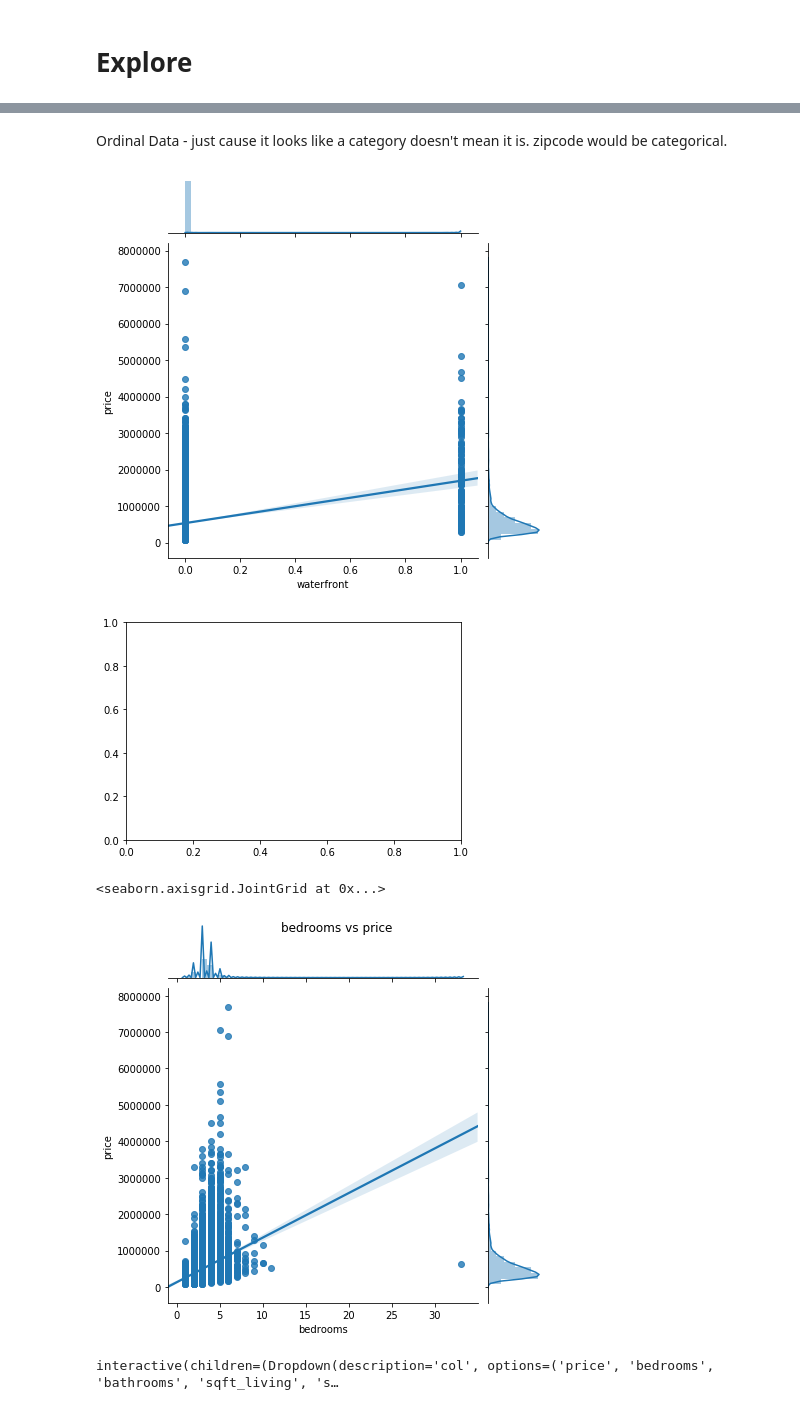
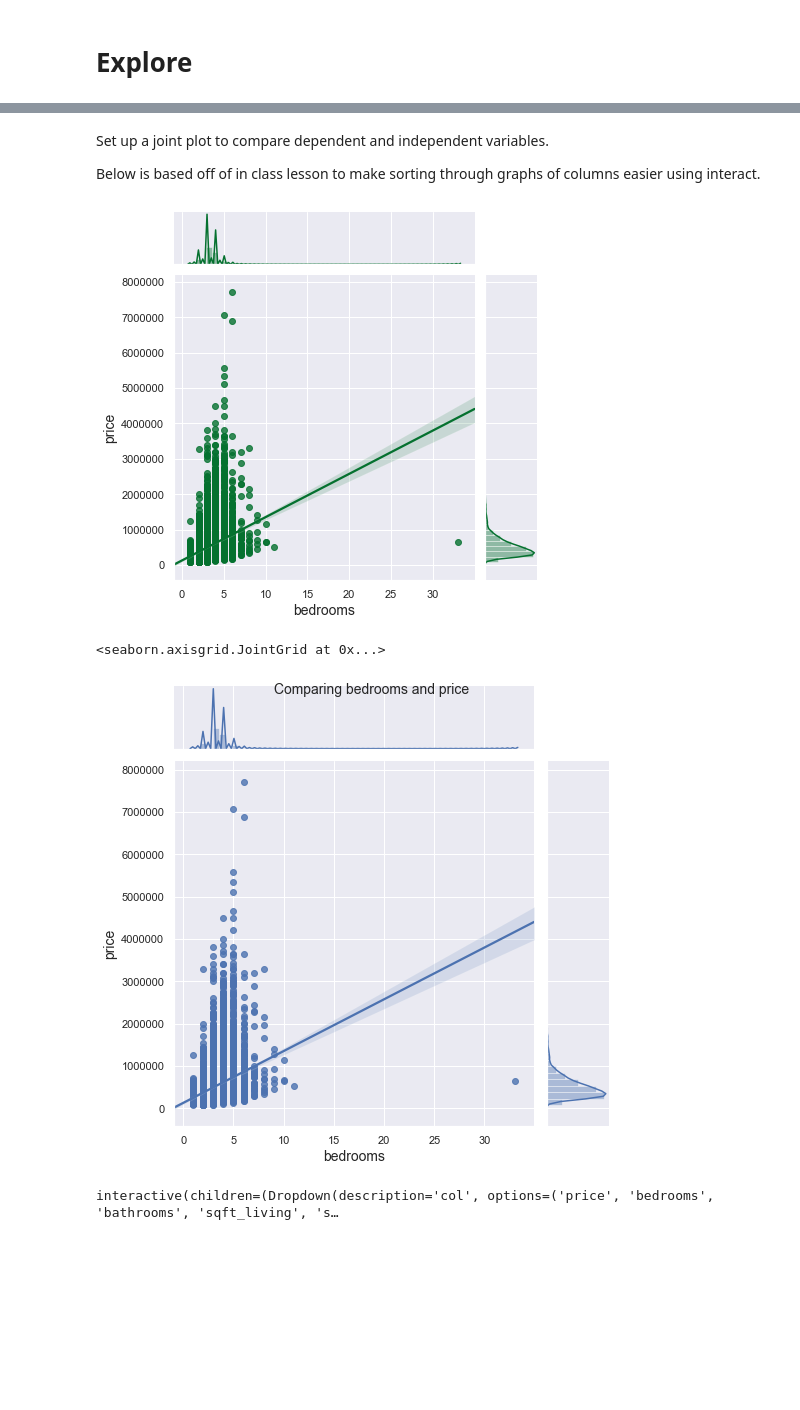
Before and after one commit to lauren-esser/King-County-Homes-Price-Factors, a Jupyter notebook: student.ipynb, the cells around one changed output, grey strips where cells are left out. Cells and saved outputs as stored; diff of their text form; code cells hidden in the pictures; blank space fills up the shorter version.

```diff
--- a/student.ipynb
+++ b/student.ipynb
@@ -200,8 +260,8 @@ df.isna().sum(axis=1).value_counts()
 3        2
 dtype: int64
 # %%
-#See # of rows with over 1 Null
-keep_rows = df.isna().sum(axis=1) < 2
+#Keep rows w/ less than 3 Null
+keep_rows = df.isna().sum(axis=1) < 3
 # %%
 df = df[keep_rows]
 # %%
@@ -358 +384,3 @@ num_cols
+# %%
+sns.set_palette("BuGn_r")
 # %%
@@ -374,26 +407,27 @@ sns.regplot(data = df, x = 'bedrooms', y=target)
-# %% [markdown]
-Ordinal Data - just cause it looks like a category doesn't mean it is.
-zipcode would be categorical.
+# %% [markdown]
+Set up a joint plot to compare dependent and independent variables.
+
+Below is based off of in class lesson to make sorting through graphs of columns easier using interact.
 # %%
-g = sns.jointplot(data=df, x = 'waterfront', y=target, kind = 'reg')
-fig = g.fig
+joint = sns.jointplot(data=df, x = 'bedrooms', y=target,  kind = 'reg')
+fig = joint.fig
 ax = fig.get_axes()
 # %% [output]
-[figure, old version]
+[figure, new version]
-# %%
-fig, ax = plt.subplots()
-# %% [output]
-[figure, removed]
 # %%
-def plot_col(df, col, target = 'price'):
-    g = sns.jointplot(data = df, x = col, y=target, kind='reg')
-    plt.suptitle(f"{col} vs {target}")
-    return g
+def joint_graphs(df, col, target = 'price'):
+
+    sns.set(rc={'axes.labelsize': 14})
+    sns.color_palette("BuGn_r")
+    joint = sns.jointplot(data = df, x = col, y=target,
+                          kind='reg', height = 7)
+    plt.suptitle(f" Comparing {col} and {target}", fontsize = 14)
+    return joint
 # %%
-plot_col(df, 'bedrooms')
+joint_graphs(df, 'bedrooms')
 # %% [output]
 <seaborn.axisgrid.JointGrid at 0x...>
-[figure, old version]
+[figure, new version]
 # %%
 from ipywidgets import interact
 # %%
```
Also changed, not shown: parts of 84 cells of this notebook.
